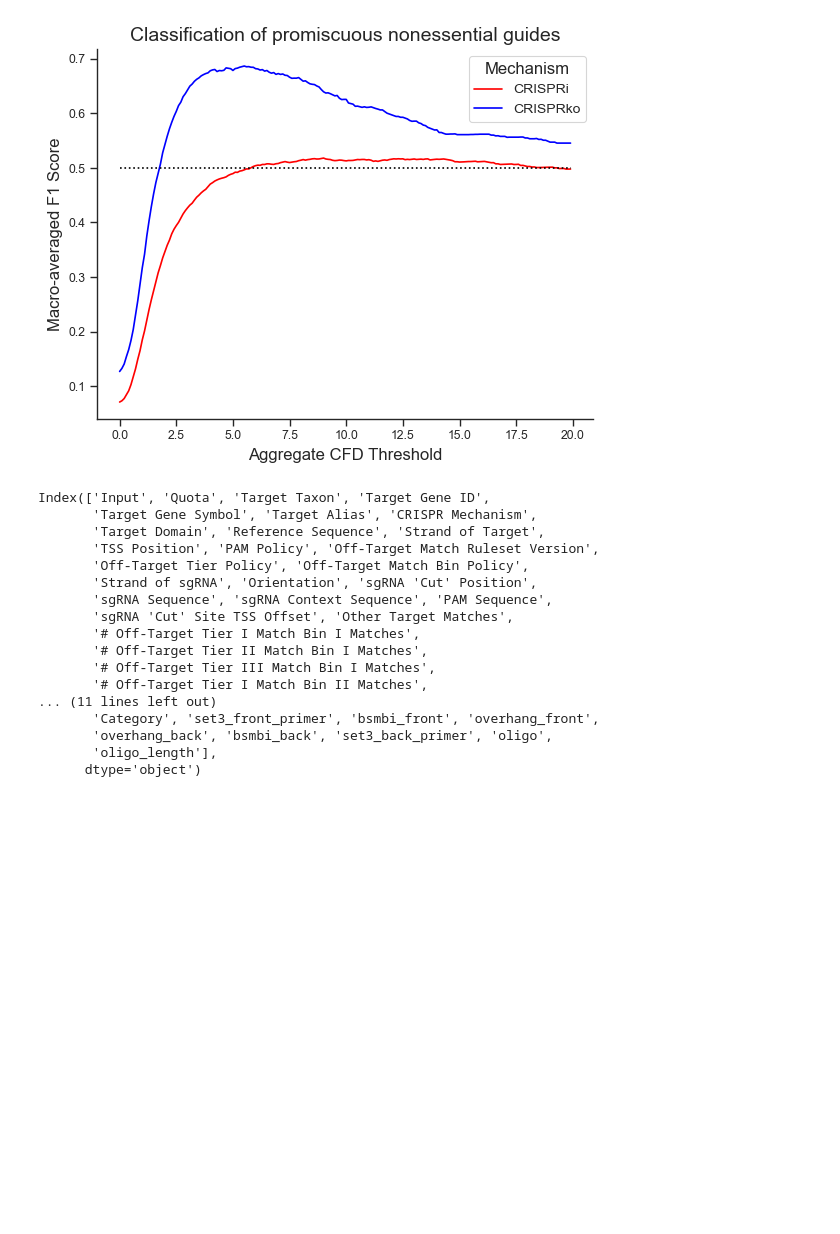
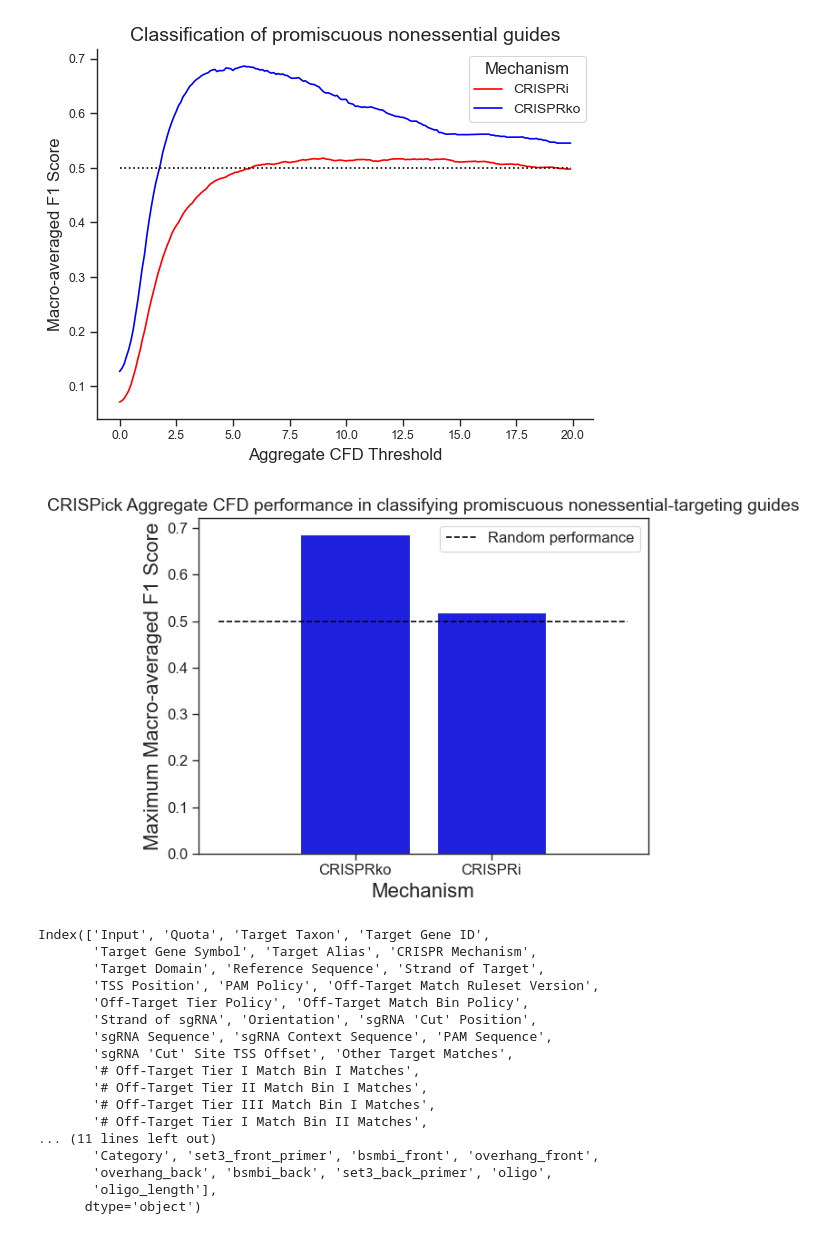
Before and after one commit to ssrikant2/CRISPRi_manuscript, a Jupyter notebook: Notebooks/07-Off-Target Analysis/01_Aggregate_CFD_CRISPRi_vs_CRISPRko.ipynb, the cells around one changed output. Cells and saved outputs as stored; diff of their text form; code cells hidden in the pictures; blank space fills up the shorter version.

```diff
--- a/Notebooks/07-Off-Target Analysis/01_Aggregate_CFD_CRISPRi_vs_CRISPRko.ipynb
+++ b/Notebooks/07-Off-Target Analysis/01_Aggregate_CFD_CRISPRi_vs_CRISPRko.ipynb
@@ -194,5 +195,18 @@ gpp.savefig('../../Figures/Figure 5/agg_cfd_crispri_vs_crisprko_f1_score.pdf', b
 # %% [output]
 [figure]
+# %%
+max_f1_df = plot_df.groupby('Mechanism')['F1 Score'].max().reset_index()
+sns.barplot(data = max_f1_df, x = 'Mechanism', y = 'F1 Score', color = 'blue', order = ['CRISPRko','CRISPRi'])
+plt.hlines(y = 0.5, xmin = -1, xmax = 2, color = 'black', linestyles = '--', label = 'Random performance')
+plt.legend(fontsize=12)
+plt.ylabel('Maximum Macro-averaged F1 Score',fontsize=16)
+plt.xlabel('Mechanism',fontsize=16)
+plt.xticks(fontsize=12)
+plt.yticks(fontsize=12)
+plt.title('CRISPick Aggregate CFD performance in classifying promiscuous nonessential-targeting guides',fontsize=14)
+gpp.savefig('../../Figures/Figure 5/agg_cfd_crispri_vs_crisprko_max_f1_score.png', bbox_inches = 'tight', dpi = 600)
+# %% [output]
+[figure, added]
 # %%
 #what about cfd100 off-target sites? get this info from the original design file
 crispick = pd.read_csv('../../Data/primaryLibrary/essentials_nonessentials_CRISPRi_tiling_designs_v2.csv')
```
Also changed, not shown: parts of 3 cells of this notebook, 41 other files.
